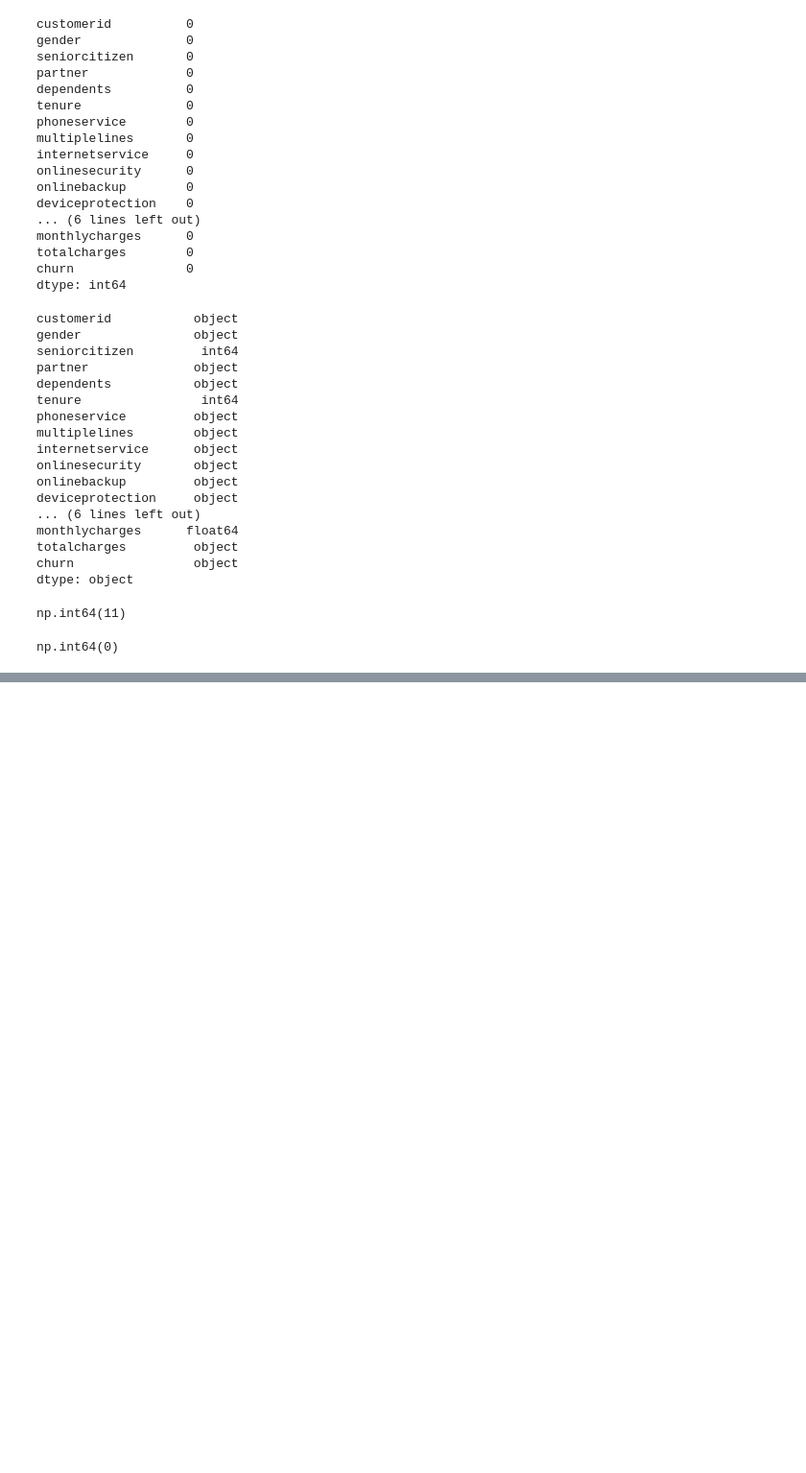
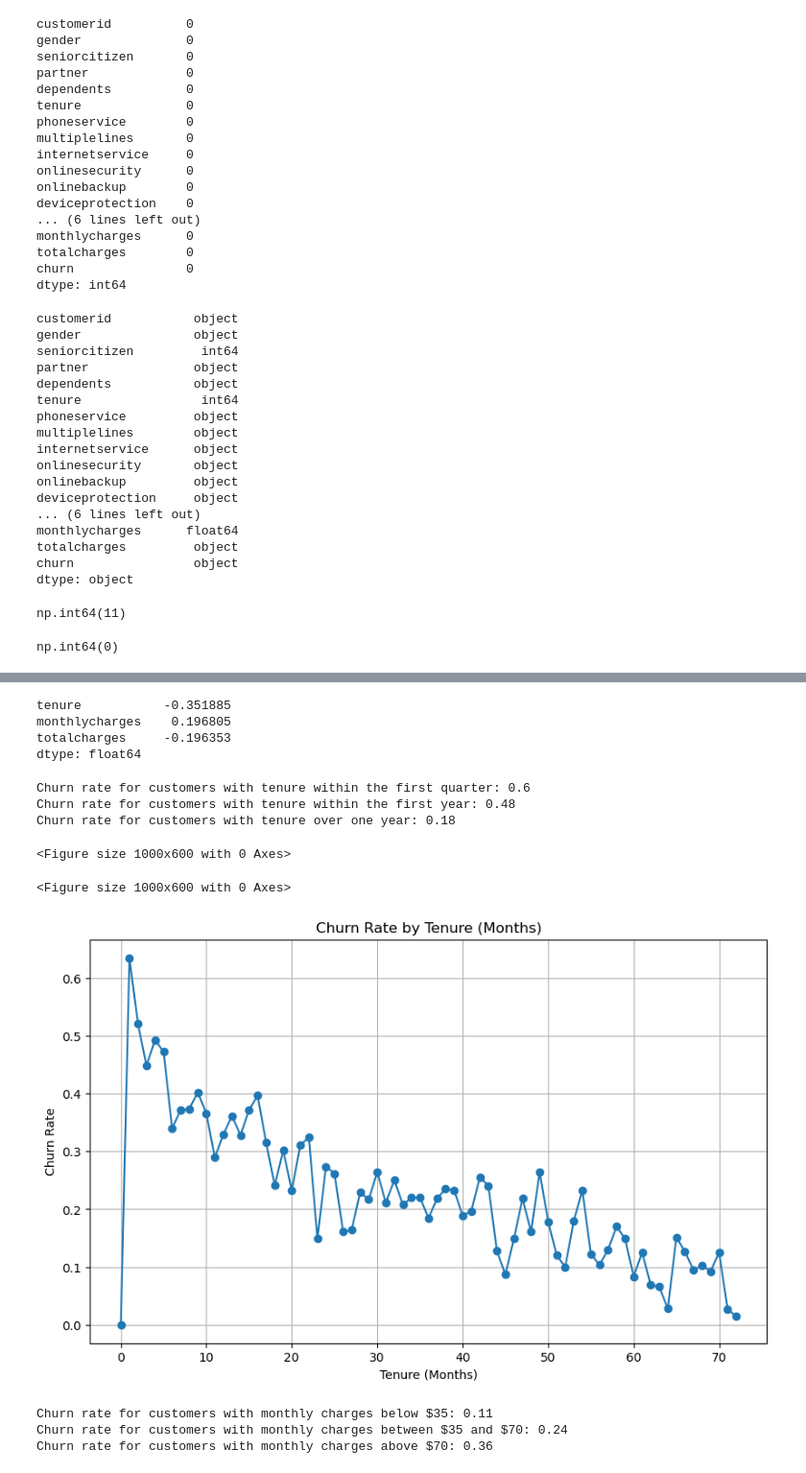
Before and after one commit to FerFilho23/Machine-Learning, a Jupyter notebook: datatalks/module-3/churn-prediction.ipynb, the cells around one changed output, grey strips where cells are left out. Shown at 96% size. Drawn from its saved outputs; the diff is of its cells as text; code cells hidden in the pictures; blank space fills up the shorter version.

```diff
--- a/datatalks/module-3/churn-prediction.ipynb
+++ b/datatalks/module-3/churn-prediction.ipynb
@@ -157,0 +158,4 @@ Name: churn, Length: 7043, dtype: int64
+# %%
+# Split the data into train and test sets using scikit-learn
+df_fulltrain, df_test = train_test_split(df, test_size=0.2, random_state=1)
+print(df_fulltrain.shape, df_test.shape)
@@ -157,0 +169,6 @@ Name: churn, Length: 7043, dtype: int64
+# %%
+df_fulltrain = df_fulltrain.reset_index(drop=True)
+df_train = df_train.head().reset_index(drop=True)
+df_validation = df_validation.head().reset_index(drop=True)
+df_test = df_test.head().reset_index(drop=True)
+df_train
@@ -157,0 +461,37 @@ Name: churn, Length: 7043, dtype: int64
+# %%
+# Correlation with target variable
+df_fulltrain[numerical_columns].corrwith(df_fulltrain.churn)
+# %% [output]
+tenure           -0.351885
+monthlycharges    0.196805
+totalcharges     -0.196353
+dtype: float64
+# %%
+print('Churn rate for customers with tenure within the first quarter:', round(df_fulltrain[df_fulltrain.tenure < 3].churn.mean(), 2))
+print('Churn rate for customers with tenure within the first year:', round(df_fulltrain[df_fulltrain.tenure < 12].churn.mean(), 2))
+print('Churn rate for customers with tenure over one year:', round(df_fulltrain[df_fulltrain.tenure >= 12].churn.mean(), 2))
+
+# Plot churn rate by tenure
+churn_by_tenure = df_fulltrain.groupby('tenure').churn.mean()
+plt.figure(figsize=(10, 6))
+plt.plot(churn_by_tenure.index, churn_by_tenure.values, marker='o')
+plt.title('Churn Rate by Tenure (Months)')
+plt.xlabel('Tenure (Months)')
+plt.ylabel('Churn Rate')
+plt.grid()
+plt.show()
+# %% [output]
+Churn rate for customers with tenure within the first quarter: 0.6
+Churn rate for customers with tenure within the first year: 0.48
+Churn rate for customers with tenure over one year: 0.18
+<Figure size 1000x600 with 0 Axes>
+<Figure size 1000x600 with 0 Axes>
+[figure, added]
+# %%
+print('Churn rate for customers with monthly charges below $35:', round(df_fulltrain[df_fulltrain.monthlycharges < 35].churn.mean(), 2))
+print('Churn rate for customers with monthly charges between $35 and $70:', round(df_fulltrain[(df_fulltrain.monthlycharges >= 35) & (df_fulltrain.monthlycharges < 70)].churn.mean(), 2))
+print('Churn rate for customers with monthly charges above $70:', round(df_fulltrain[df_fulltrain.monthlycharges >= 70].churn.mean(), 2))
+# %% [output]
+Churn rate for customers with monthly charges below $35: 0.11
+Churn rate for customers with monthly charges between $35 and $70: 0.24
+Churn rate for customers with monthly charges above $70: 0.36
```
Also changed, not shown: parts of 30 cells of this notebook.
